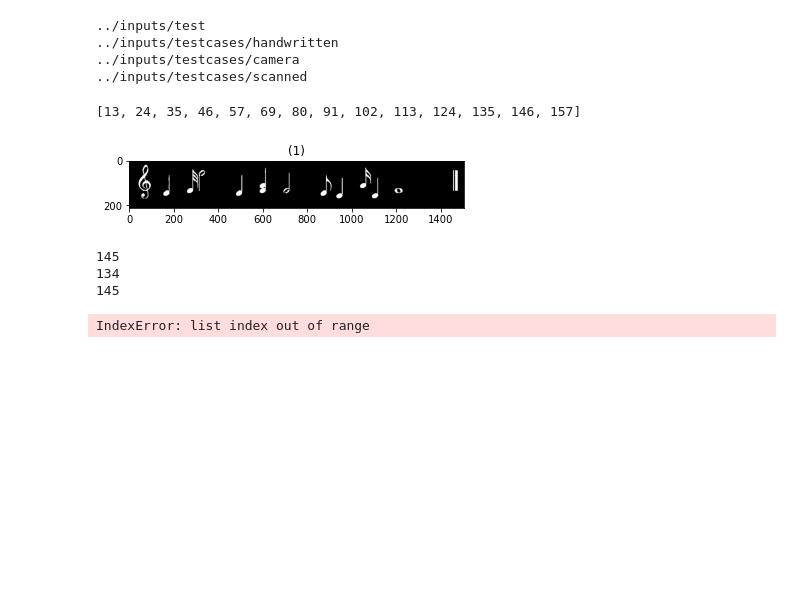
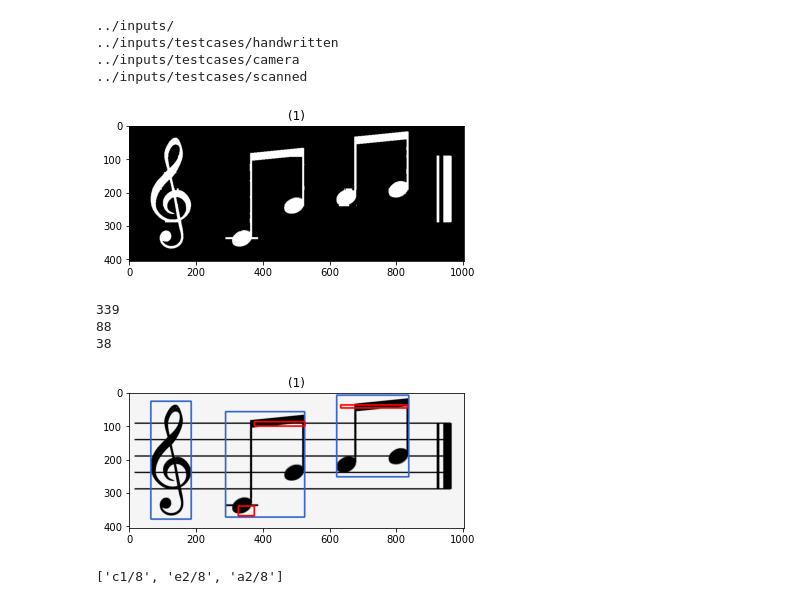
Before and after one commit to aaarafat/Mushido, a Jupyter notebook: notebooks/isolation2.ipynb, the cells around one changed output. Drawn from its saved outputs; the diff is of its cells as text; code cells hidden in the pictures; blank space fills up the shorter version.

```diff
--- a/notebooks/isolation2.ipynb
+++ b/notebooks/isolation2.ipynb
@@ -402,12 +402,12 @@ def remove_staff_lines(bimg , t , d,hw):
     result = ((staffless)).astype("uint8")
     return result #the result is a uint8 bw image
 # %%
-tcimgs , tcfiles = load_images_from_folder(inpath + "test")
+tcimgs , tcfiles = load_images_from_folder(inpath)
 hwimgs , hwfiles = load_images_from_folder(inpath+"testcases/handwritten")
 cimgs , cfiles = load_images_from_folder(inpath+"testcases/camera")
 simgs , sfiles = load_images_from_folder(inpath+"testcases/scanned")
 # %% [output]
-../inputs/test
+../inputs/
 ../inputs/testcases/handwritten
 ../inputs/testcases/camera
 ../inputs/testcases/scanned
@@ -432,16 +432,8 @@ for i , img in enumerate(images) :
         bimg = binraization(img,window,35)
     else:
         bimg = (img > 150).astype("uint8")
-    # io.imsave(path+"/binary"+files[i],(bimg*255).astype("uint8"))
-    """ if(width):
-        img = resize(img,width=w//2)
-        bimg = resize(bimg,width=w//2) """
     t,d = get_lengthes(bimg)
-    csl , c = get_candidates_lines(bimg,t)
-    lines, d = getLines(csl)
-    print(lines)
     img_isolated = remove_staff_lines(bimg,t,d , tratio < 4 )
-    # io.imsave(path+"/isolated"+files[i],img_isolated.astype("uint8"))
     img_isolated = img_isolated.astype("uint8")
     show_images([img_isolated])
     boxes = getContours(img_isolated) # now we have contours after fixing
@@ -449,6 +441,7 @@ for i , img in enumerate(images) :
     notes = []
     for box in boxes:
         x,y,w,h = box
+        cv2.rectangle(cimg,(x,y),(x+w,y+h),(50,100,200),3)
         croped = img_isolated[y:y+h, x:x+w]
         features = extract_hog_features(croped)
         note_type = classes[np.argmax( nn.predict_proba([features]))]
@@ -467,13 +460,6 @@ for i , img in enumerate(images) :
     show_images([cimg])
     print(notes)
 print("--- %s seconds ---" % (time.time() - start_time))
-# %% [output]
-[13, 24, 35, 46, 57, 69, 80, 91, 102, 113, 124, 135, 146, 157]
-[figure, removed]
-145
-134
-145
-IndexError: list index out of range
 # %%
 img = cv2.imread(os.path.join(outpath,"isolated08.PNG"))
 img = cv2.cvtColor(img, cv2.COLOR_BGR2GRAY)
@@ -555,6 +505,56 @@ for box in boxes:
     io.imsave("5-candidates.jpg",(csl*255).astype("uint8"))
     csl , c = filter_candidates_lines(csl ,c,t,d)
     io.imsave("6-filtered-candidates.jpg",(csl*255).astype("uint8"))
+# %%
+    img = cv2.imread(os.path.join(inpath,"08.png"))
+    img = cv2.cvtColor(img, cv2.COLOR_BGR2GRAY)
+    cimg = cv2.cvtColor(img,cv2.COLOR_GRAY2RGB)
+    h , w = img.shape
+    window , width = get_dimensions(w,h)
+    hist = histogram(img,nbins=256,source_range='dtype')
+    hist_acc =np.cumsum(hist[0])
+    tratio = ((hist_acc[255]-hist_acc[206] + hist_acc[49]-hist_acc[0]) / hist_acc[-1])*100
+
+    if ( tratio < 4):
+        bimg = segement_hand_written(img)
+    elif ( 75 > tratio > 4):
+        bimg = binraization(img,window,35)
+    else:
+        bimg = (img > 150).astype("uint8")
+    t,d = get_lengthes(bimg)
+    img_isolated = remove_staff_lines(bimg,t,d , tratio < 4 )
+    img_isolated = img_isolated.astype("uint8")
+    show_images([img_isolated])
+    boxes = getContours(img_isolated) # now we have contours after fixing
+    boxes = sorted(boxes, key=lambda t: t[0])
+    notes = []
+    for box in boxes:
+        x,y,w,h = box
+        cv2.rectangle(cimg,(x,y),(x+w,y+h),(50,100,200),3)
+        croped = img_isolated[y:y+h, x:x+w]
+        features = extract_hog_features(croped)
+        note_type = classes[np.argmax( nn.predict_proba([features]))]
+        if note_type[0] == 'b' or note_type[0] == 'a':
+            f = note_type.split('_')[1]
+            heads = getNoteHeads(croped, d) # heads boxes
+            for head in heads:
+                xh,yh,wh,hh = head
+                yh = yh + (hh // 2) + y
+                xh = xh + (hh // 2) + x
+                print(yh)
+                idx = np.abs(lines - yh).argmin()
+                char = line_to_char[idx]
+                notes.append(char + '/' + f)
+                cv2.rectangle(cimg, (xh,yh), (xh+wh,yh+hh), (255,0,0),3)
+    show_images([cimg])
+    print(notes)
+# %% [output]
+[figure, added]
+339
+88
+38
+[figure, added]
+['c1/8', 'e2/8', 'a2/8']
 # %%
     hist = histogram(img,nbins=256,source_range='dtype')
     hist_acc =np.cumsum(hist[0])
```
Also changed, not shown: parts of 2 cells of this notebook, 4 other files.
